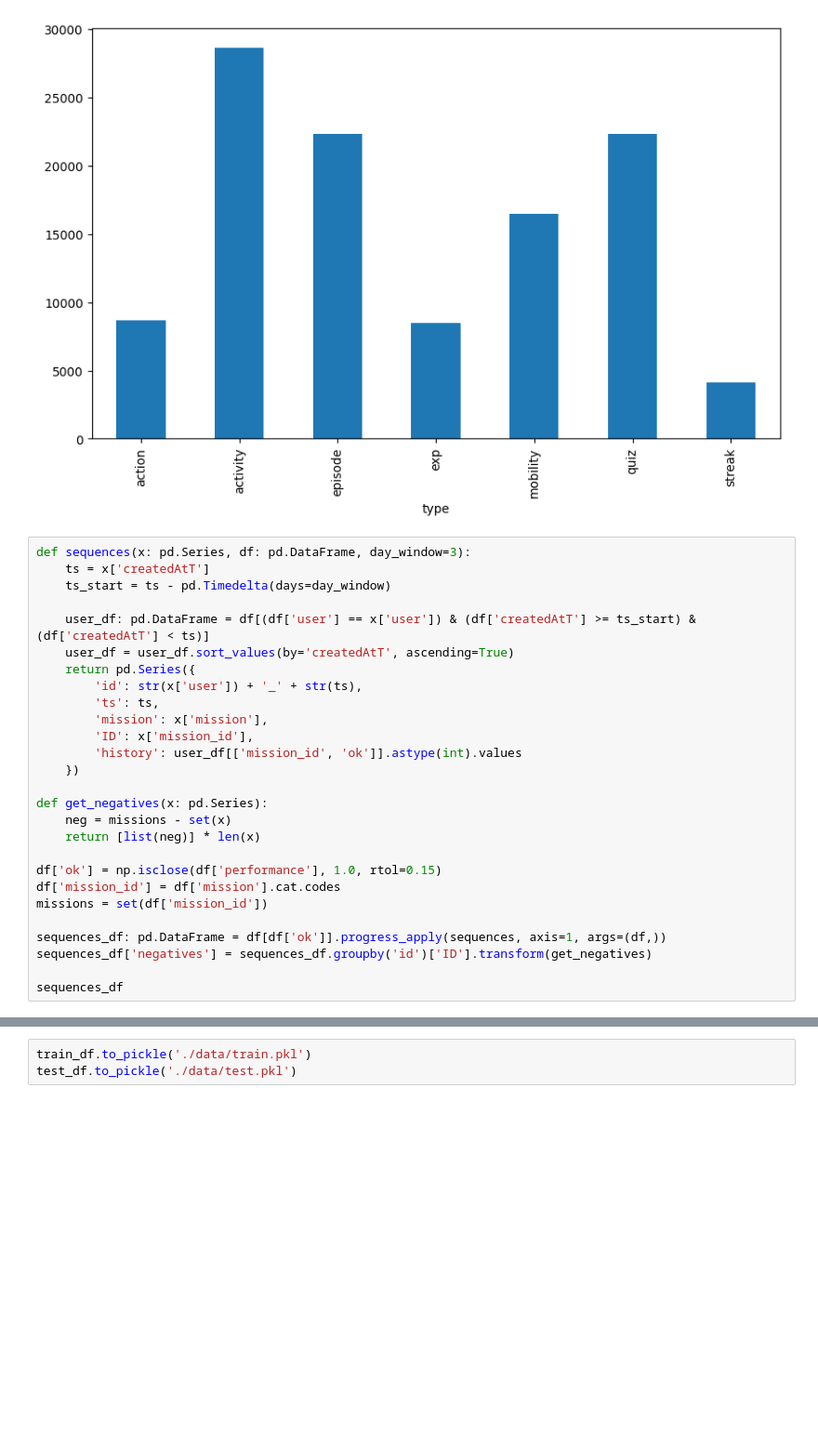
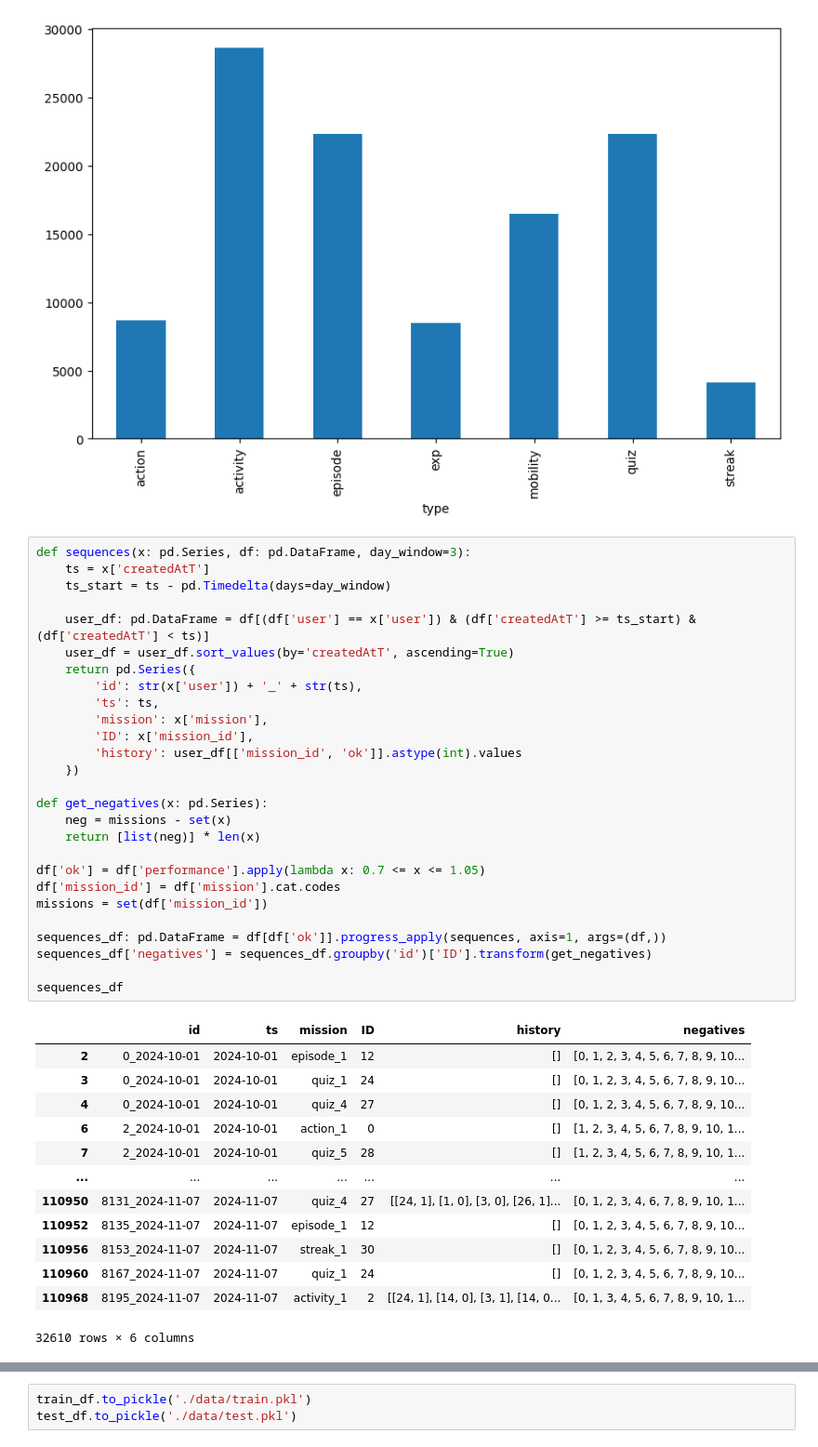
Before and after one commit to rik1599/recsys4good, a Jupyter notebook: exploration.ipynb, the cells around one changed output, grey strips where cells are left out. Shown: that part at 93% size. Drawn from its saved outputs; the diff is of its cells as text; blank space fills up the shorter version.

```diff
--- a/exploration.ipynb
+++ b/exploration.ipynb
@@ -64,30 +64,44 @@ df.groupby('type', observed=True).size().plot(kind='bar')
 # %%
 def sequences(x: pd.Series, df: pd.DataFrame, day_window=3):
     ts = x['createdAtT']
     ts_start = ts - pd.Timedelta(days=day_window)
 
     user_df: pd.DataFrame = df[(df['user'] == x['user']) & (df['createdAtT'] >= ts_start) & (df['createdAtT'] < ts)]
     user_df = user_df.sort_values(by='createdAtT', ascending=True)
     return pd.Series({
         'id': str(x['user']) + '_' + str(ts),
         'ts': ts,
         'mission': x['mission'],
         'ID': x['mission_id'],
         'history': user_df[['mission_id', 'ok']].astype(int).values
     })
 
 def get_negatives(x: pd.Series):
     neg = missions - set(x)
     return [list(neg)] * len(x)
 
-df['ok'] = np.isclose(df['performance'], 1.0, rtol=0.15)
+df['ok'] = df['performance'].apply(lambda x: 0.7 <= x <= 1.05)
 df['mission_id'] = df['mission'].cat.codes
 missions = set(df['mission_id'])
 
 sequences_df: pd.DataFrame = df[df['ok']].progress_apply(sequences, axis=1, args=(df,))
 sequences_df['negatives'] = sequences_df.groupby('id')['ID'].transform(get_negatives)
 
 sequences_df
+# %% [output]
+|  | id | ts | mission | ID | history | negatives |
+| 2 | 0_2024-10-01 | 2024-10-01 | episode_1 | 12 | [] | [0, 1, 2, 3, 4, 5, 6, 7, 8, 9, 10... |
+| 3 | 0_2024-10-01 | 2024-10-01 | quiz_1 | 24 | [] | [0, 1, 2, 3, 4, 5, 6, 7, 8, 9, 10... |
+| 4 | 0_2024-10-01 | 2024-10-01 | quiz_4 | 27 | [] | [0, 1, 2, 3, 4, 5, 6, 7, 8, 9, 10... |
+| 6 | 2_2024-10-01 | 2024-10-01 | action_1 | 0 | [] | [1, 2, 3, 4, 5, 6, 7, 8, 9, 10, 1... |
+| 7 | 2_2024-10-01 | 2024-10-01 | quiz_5 | 28 | [] | [1, 2, 3, 4, 5, 6, 7, 8, 9, 10, 1... |
+| ... | ... | ... | ... | ... | ... | ... |
+| 110950 | 8131_2024-11-07 | 2024-11-07 | quiz_4 | 27 | [[24, 1], [1, 0], [3, 0], [26, 1]... | [0, 1, 2, 3, 4, 6, 7, 8, 9, 10, 1... |
+| 110952 | 8135_2024-11-07 | 2024-11-07 | episode_1 | 12 | [] | [0, 1, 2, 3, 4, 5, 6, 7, 8, 9, 10... |
+| 110956 | 8153_2024-11-07 | 2024-11-07 | streak_1 | 30 | [] | [0, 1, 2, 3, 4, 5, 6, 7, 8, 9, 10... |
+| 110960 | 8167_2024-11-07 | 2024-11-07 | quiz_1 | 24 | [] | [0, 1, 2, 3, 4, 5, 6, 7, 8, 9, 10... |
+| 110968 | 8195_2024-11-07 | 2024-11-07 | activity_1 | 2 | [[24, 1], [14, 0], [3, 1], [14, 0... | [0, 1, 3, 4, 5, 6, 7, 8, 9, 10, 1... |
+32610 rows × 6 columns
 # %%
 sequences_df['ts'] = pd.to_datetime(sequences_df['ts'])
 sequences_df = sequences_df[sequences_df['history'].apply(len) > 0]
```
Also changed, not shown: parts of 1 cell of this notebook, 4 other files.
